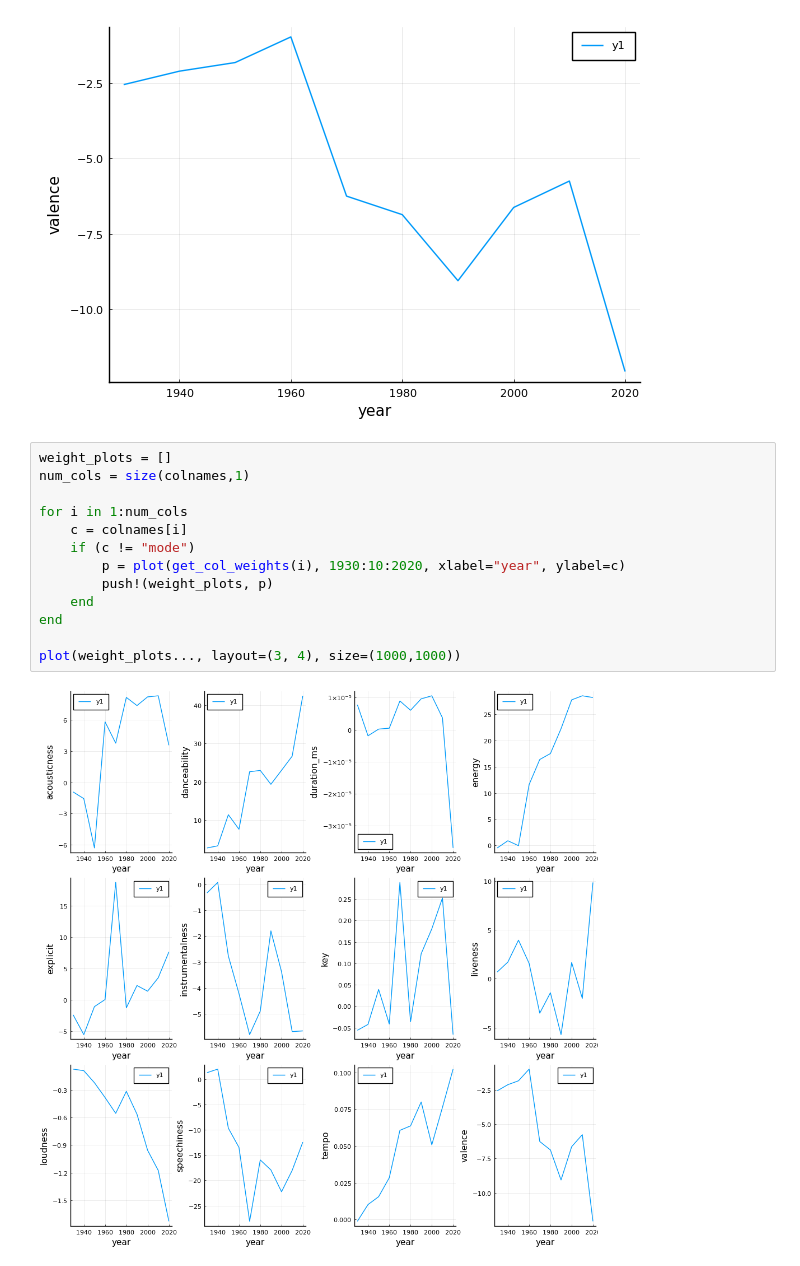
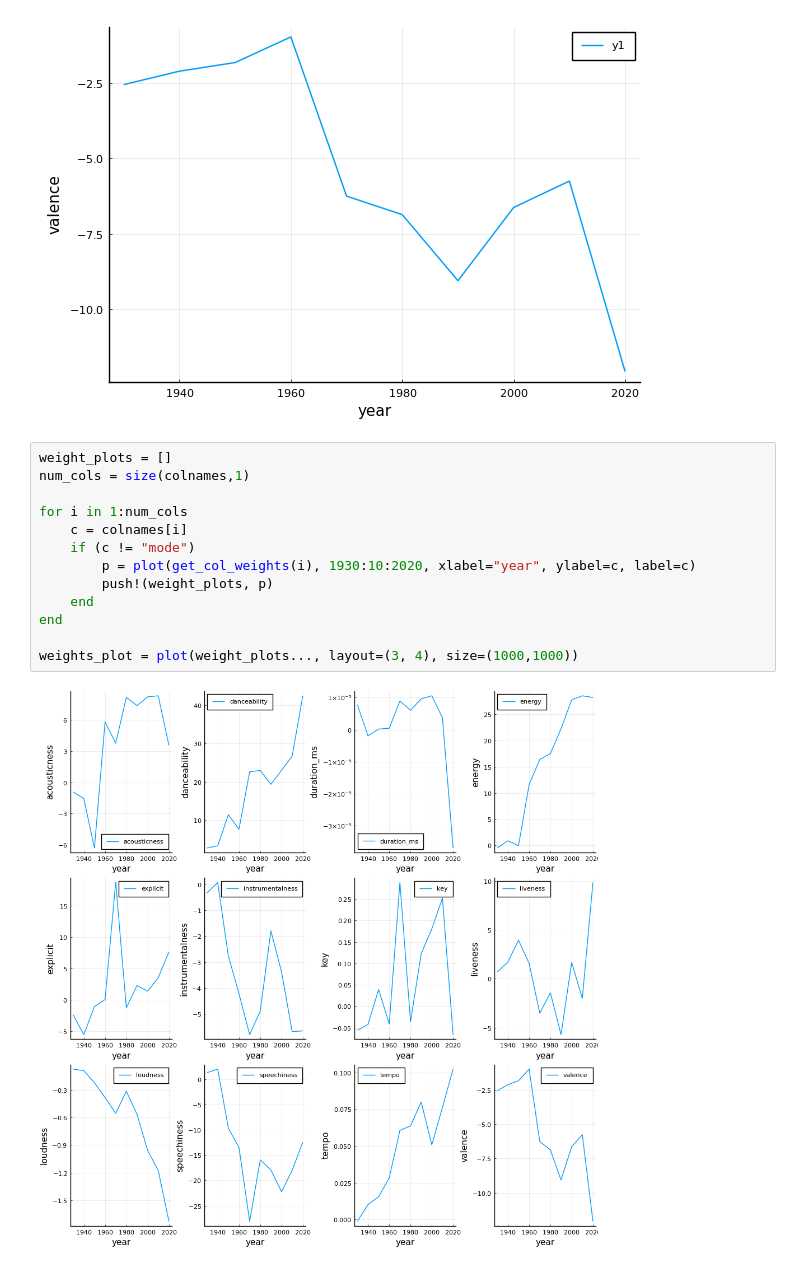
Before and after one commit to meganyin13/SpotifyProject, a Jupyter notebook: LinearModels.ipynb, the cells around one changed output. Cells and saved outputs as stored; diff of their text form.

```diff
--- a/LinearModels.ipynb
+++ b/LinearModels.ipynb
@@ -202,15 +202,15 @@ end
 # %%
 weight_plots = []
 num_cols = size(colnames,1)
 
 for i in 1:num_cols
     c = colnames[i]
     if (c != "mode")
-        p = plot(get_col_weights(i), 1930:10:2020, xlabel="year", ylabel=c)
+        p = plot(get_col_weights(i), 1930:10:2020, xlabel="year", ylabel=c, label=c)
         push!(weight_plots, p)
     end
 end
 
-plot(weight_plots..., layout=(3, 4), size=(1000,1000))
+weights_plot = plot(weight_plots..., layout=(3, 4), size=(1000,1000))
 # %% [output]
-[figure, old version]
+[figure, new version]
```
Also changed, not shown: parts of 2 cells of this notebook, 2 other files.
